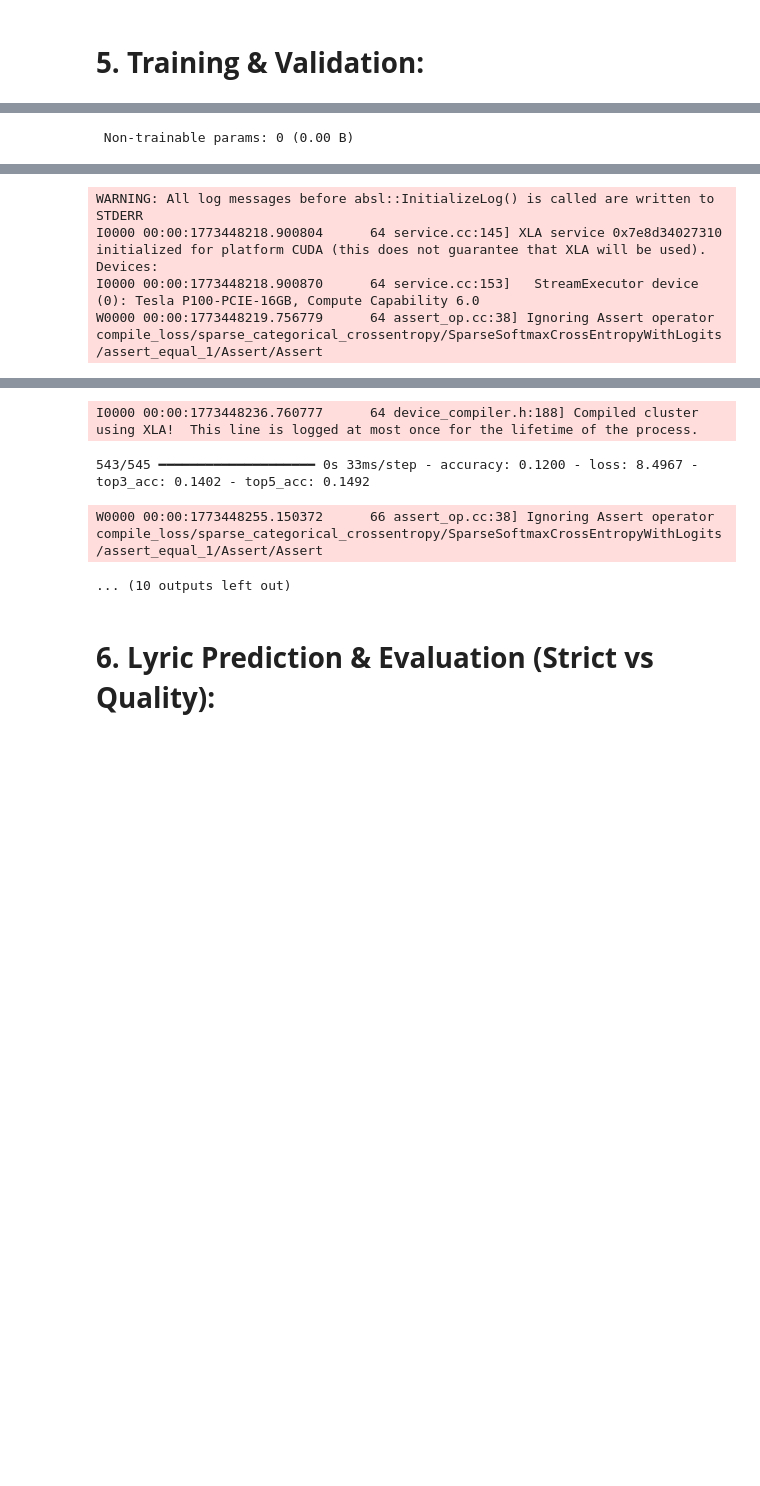
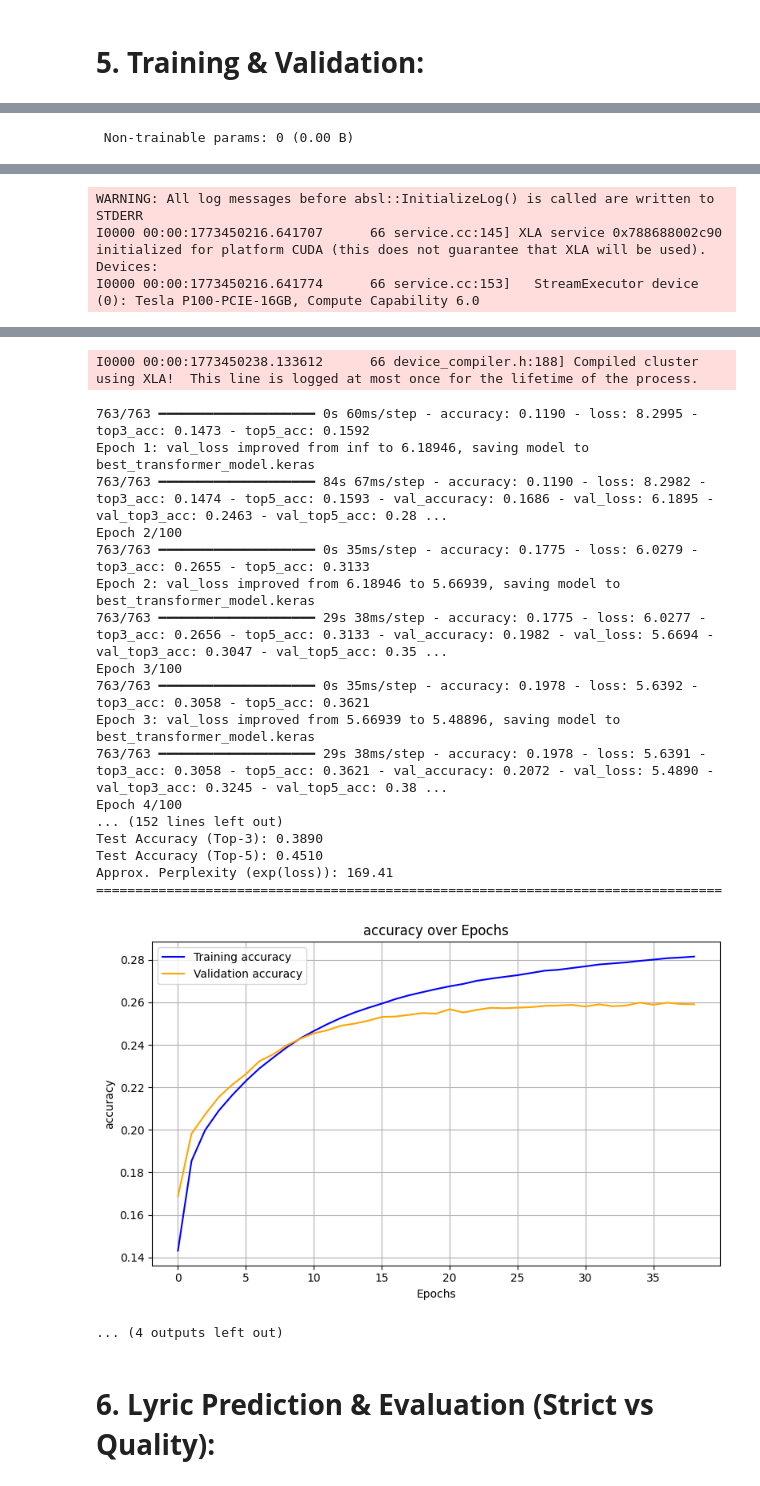
Before and after one commit to emansarahafi/LyricGen, a Jupyter notebook: LyricGen.ipynb, the cells around one changed output, grey strips where cells are left out. Saved outputs shown, nothing was run; the diff lists cells and outputs as text; code cells hidden in the pictures; blank space fills up the shorter version.

```diff
--- a/LyricGen.ipynb
+++ b/LyricGen.ipynb
@@ -165,7 +165,7 @@ group_sizes = filtered_dataset['language'].value_counts()
 print("Group sizes before sampling:", group_sizes)
 
 # Set target sample size for each language
-target_sample_size = 20000  # 20,000 rows per language (Arabic will use all available ~9.8K)
+target_sample_size = 30000  # 30,000 rows per language (Arabic will use all available ~9.8K)
 
 # Sample data for each language
 sampled_en = filtered_dataset[filtered_dataset['language'] == 'en'].sample(
@@ -614,9 +614,9 @@ This gives a more realistic picture of next-token quality than Top-1 alone.
 - Top-k metrics capture practical usability better for creative text.
 - Perplexity provides a stronger language-model quality signal than exact-match alone.
 # %%
-# Right-sized hyperparameters for ~50K training samples
+# Right-sized hyperparameters for ~70K training samples
 embed_dim = 192      # Larger capacity for more data
-num_heads = 4        # 4 heads with key_dim=48 each (standard for d_model=192)
+num_heads = 6        # 6 heads with key_dim=32 each (more diverse attention patterns)
 ff_dim = 768         # Proportional to embed_dim (4x)
 num_layers = 3       # 3 layers for deeper pattern learning with warmup + weight tying
 dropout_rate = 0.2   # Lighter regularization for smaller model
@@ -686,15 +686,19 @@ def top5_acc(y_true, y_pred):
     return tf.keras.metrics.sparse_top_k_categorical_accuracy(y_true, y_pred, k=5)
 
 
-# Loss with from_logits=True (model outputs logits due to weight tying)
-try:
-    loss_fn = tf.keras.losses.SparseCategoricalCrossentropy(
-        from_logits=True, label_smoothing=label_smoothing
-    )
-    print("Using SparseCategoricalCrossentropy(from_logits=True, label_smoothing=...).")
-except TypeError:
-    loss_fn = tf.keras.losses.SparseCategoricalCrossentropy(from_logits=True)
-    print("Label smoothing unavailable; using SparseCategoricalCrossentropy(from_logits=True).")
+# Custom loss: sparse categorical crossentropy with label smoothing
+# (SparseCategoricalCrossentropy does not natively support label_smoothing)
+def sparse_ce_with_label_smoothing(y_true, y_pred):
+    y_true = tf.cast(tf.reshape(y_true, [-1]), tf.int32)
+    y_pred = tf.reshape(y_pred, [-1, tf.shape(y_pred)[-1]])
+    num_classes = tf.shape(y_pred)[-1]
+    one_hot = tf.one_hot(y_true, num_classes)
+    smoothed = one_hot * (1.0 - label_smoothing) + label_smoothing / tf.cast(num_classes, tf.float32)
+    loss = tf.nn.softmax_cross_entropy_with_logits(labels=smoothed, logits=y_pred)
+    return tf.reduce_mean(loss)
+
+loss_fn = sparse_ce_with_label_smoothing
+print(f"Using custom sparse CE with label_smoothing={label_smoothing} and from_logits=True.")
 
 transformer.compile(
     optimizer=optimizer,
@@ -862,6 +866,5 @@ LR warmup for first 2000 steps, then inverse-sqrt decay
 
 Epoch 1/100
 WARNING: All log messages before absl::InitializeLog() is called are written to STDERR
-I0000 00:00:1773448218.900804      64 service.cc:145] XLA service 0x7e8d34027310 initialized for platform CUDA (this does not guarantee that XLA will be used). Devices:
-I0000 00:00:1773448218.900870      64 service.cc:153]   StreamExecutor device (0): Tesla P100-PCIE-16GB, Compute Capability 6.0
-W0000 00:00:1773448219.756779      64 assert_op.cc:38] Ignoring Assert operator compile_loss/sparse_categorical_crossentropy/SparseSoftmaxCrossEntropyWithLogits/assert_equal_1/Assert/Assert
+I0000 00:00:1773450216.641707      66 service.cc:145] XLA service 0x788688002c90 initialized for platform CUDA (this does not guarantee that XLA will be used). Devices:
+I0000 00:00:1773450216.641774      66 service.cc:153]   StreamExecutor device (0): Tesla P100-PCIE-16GB, Compute Capability 6.0
@@ -869,7 +872,23 @@ W0000 00:00:1773448219.756779      64 assert_op.cc:38] Ignoring Assert operator
-I0000 00:00:1773448236.760777      64 device_compiler.h:188] Compiled cluster using XLA!  This line is logged at most once for the lifetime of the process.
+I0000 00:00:1773450238.133612      66 device_compiler.h:188] Compiled cluster using XLA!  This line is logged at most once for the lifetime of the process.
-543/545 ━━━━━━━━━━━━━━━━━━━━ 0s 33ms/step - accuracy: 0.1200 - loss: 8.4967 - top3_acc: 0.1402 - top5_acc: 0.1492
+763/763 ━━━━━━━━━━━━━━━━━━━━ 0s 60ms/step - accuracy: 0.1190 - loss: 8.2995 - top3_acc: 0.1473 - top5_acc: 0.1592
+Epoch 1: val_loss improved from inf to 6.18946, saving model to best_transformer_model.keras
+763/763 ━━━━━━━━━━━━━━━━━━━━ 84s 67ms/step - accuracy: 0.1190 - loss: 8.2982 - top3_acc: 0.1474 - top5_acc: 0.1593 - val_accuracy: 0.1686 - val_loss: 6.1895 - val_top3_acc: 0.2463 - val_top5_acc: 0.28 ...
+Epoch 2/100
+763/763 ━━━━━━━━━━━━━━━━━━━━ 0s 35ms/step - accuracy: 0.1775 - loss: 6.0279 - top3_acc: 0.2655 - top5_acc: 0.3133
+Epoch 2: val_loss improved from 6.18946 to 5.66939, saving model to best_transformer_model.keras
+763/763 ━━━━━━━━━━━━━━━━━━━━ 29s 38ms/step - accuracy: 0.1775 - loss: 6.0277 - top3_acc: 0.2656 - top5_acc: 0.3133 - val_accuracy: 0.1982 - val_loss: 5.6694 - val_top3_acc: 0.3047 - val_top5_acc: 0.35 ...
+Epoch 3/100
+763/763 ━━━━━━━━━━━━━━━━━━━━ 0s 35ms/step - accuracy: 0.1978 - loss: 5.6392 - top3_acc: 0.3058 - top5_acc: 0.3621
+Epoch 3: val_loss improved from 5.66939 to 5.48896, saving model to best_transformer_model.keras
+763/763 ━━━━━━━━━━━━━━━━━━━━ 29s 38ms/step - accuracy: 0.1978 - loss: 5.6391 - top3_acc: 0.3058 - top5_acc: 0.3621 - val_accuracy: 0.2072 - val_loss: 5.4890 - val_top3_acc: 0.3245 - val_top5_acc: 0.38 ...
+Epoch 4/100
+... (152 lines left out)
+Test Accuracy (Top-3): 0.3890
+Test Accuracy (Top-5): 0.4510
+Approx. Perplexity (exp(loss)): 169.41
+================================================================================
+[figure, added]
-W0000 00:00:1773448255.150372      66 assert_op.cc:38] Ignoring Assert operator compile_loss/sparse_categorical_crossentropy/SparseSoftmaxCrossEntropyWithLogits/assert_equal_1/Assert/Assert
+... (4 outputs left out)
-... (10 outputs left out)
 # %% [markdown]
 # **6. Lyric Prediction & Evaluation (Strict vs Quality):**
 # %% [markdown]
```
Also changed, not shown: parts of 9 cells of this notebook.
